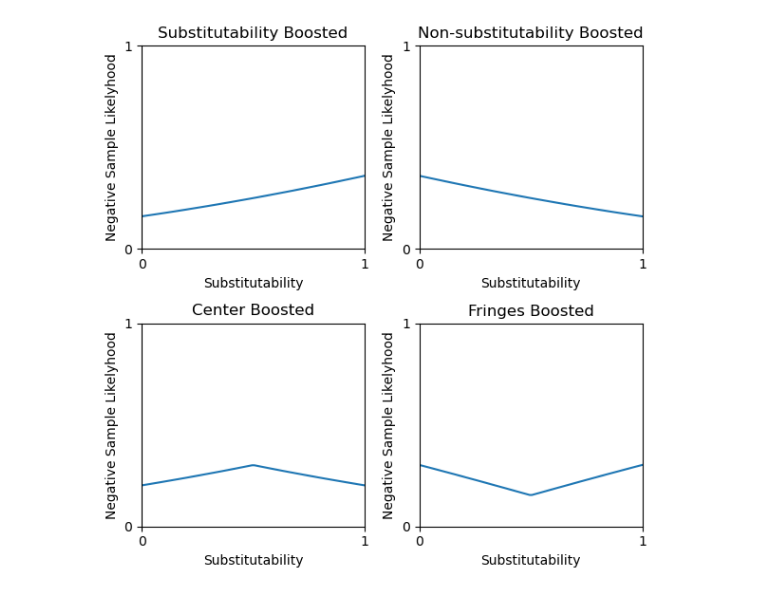
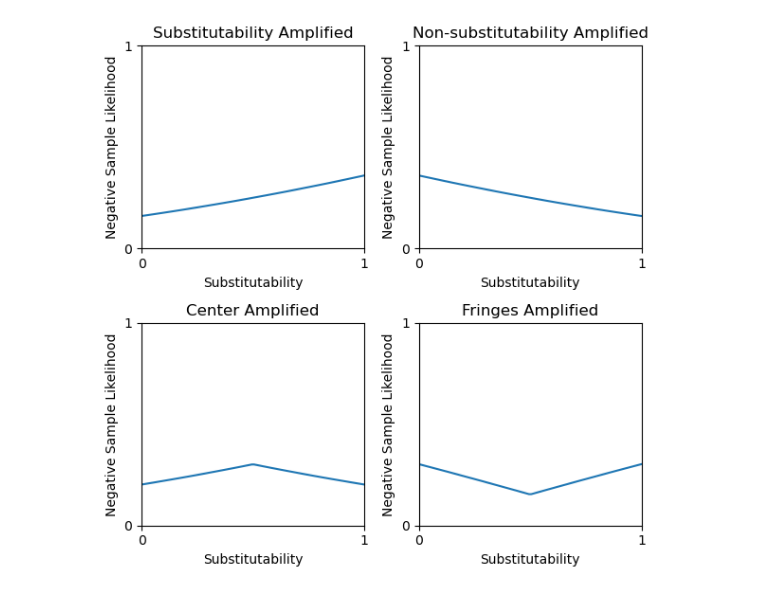
Before and after one commit to DavidSchimmel/statistical_ingredient_substitutions, a Jupyter notebook: illustrating_sampling_strategies.ipynb, the cells around one changed output. Drawn from its saved outputs; the diff is of its cells as text; code cells hidden in the pictures.

```diff
--- a/illustrating_sampling_strategies.ipynb
+++ b/illustrating_sampling_strategies.ipynb
@@ -22,43 +22,43 @@ y4 = (y4 ** 2) - 0.333
 fig, axs = plt.subplots(2, 2, figsize=(6, 6))
 
 axs[0, 0].plot(x, y1)
-axs[0, 0].set_title('Substitutability Boosted')
+axs[0, 0].set_title('Substitutability Amplified')
 axs[0, 0].set_xlim(0, 1)
 axs[0, 0].set_ylim(0, 1)
 axs[0, 0].set_xticks([0, 1])
 axs[0, 0].set_yticks([0, 1])
 axs[0, 0].set_xlabel('Substitutability')
-axs[0, 0].set_ylabel('Negative Sample Likelyhood')
+axs[0, 0].set_ylabel('Negative Sample Likelihood')
 
 axs[0, 1].plot(x, y2)
-axs[0, 1].set_title('Non-substitutability Boosted')
+axs[0, 1].set_title('Non-substitutability Amplified')
 axs[0, 1].set_xlim(0, 1)
 axs[0, 1].set_ylim(0, 1)
 axs[0, 1].set_xticks([0, 1])
 axs[0, 1].set_yticks([0, 1])
 axs[0, 1].set_xlabel('Substitutability')
-axs[0, 1].set_ylabel('Negative Sample Likelyhood')
+axs[0, 1].set_ylabel('Negative Sample Likelihood')
 
 axs[1, 0].plot(x, y3)
-axs[1, 0].set_title('Center Boosted')
+axs[1, 0].set_title('Center Amplified')
 axs[1, 0].set_xlim(0, 1)
 axs[1, 0].set_ylim(0, 1)
 axs[1, 0].set_xticks([0, 1])
 axs[1, 0].set_yticks([0, 1])
 axs[1, 0].set_xlabel('Substitutability')
-axs[1, 0].set_ylabel('Negative Sample Likelyhood')
+axs[1, 0].set_ylabel('Negative Sample Likelihood')
 
 axs[1, 1].plot(x, y4)
-axs[1, 1].set_title('Fringes Boosted')
+axs[1, 1].set_title('Fringes Amplified')
 axs[1, 1].set_xlim(0, 1)
 axs[1, 1].set_ylim(0, 1)
 axs[1, 1].set_xticks([0, 1])
 axs[1, 1].set_yticks([0, 1])
 axs[1, 1].set_xlabel('Substitutability')
-axs[1, 1].set_ylabel('Negative Sample Likelyhood')
+axs[1, 1].set_ylabel('Negative Sample Likelihood')
 
 # Adjusting layout
 plt.tight_layout()
 plt.show()
 # %% [output]
-[figure, old version]
+[figure, new version]
```
Also changed, not shown: 20 other files.
